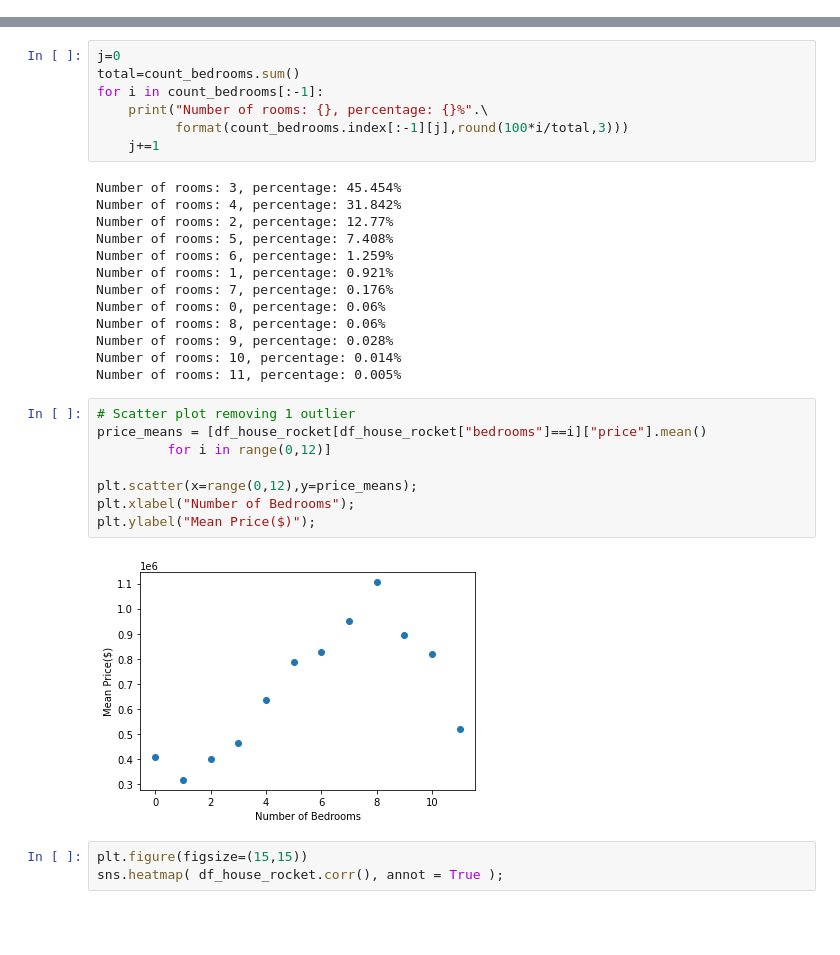
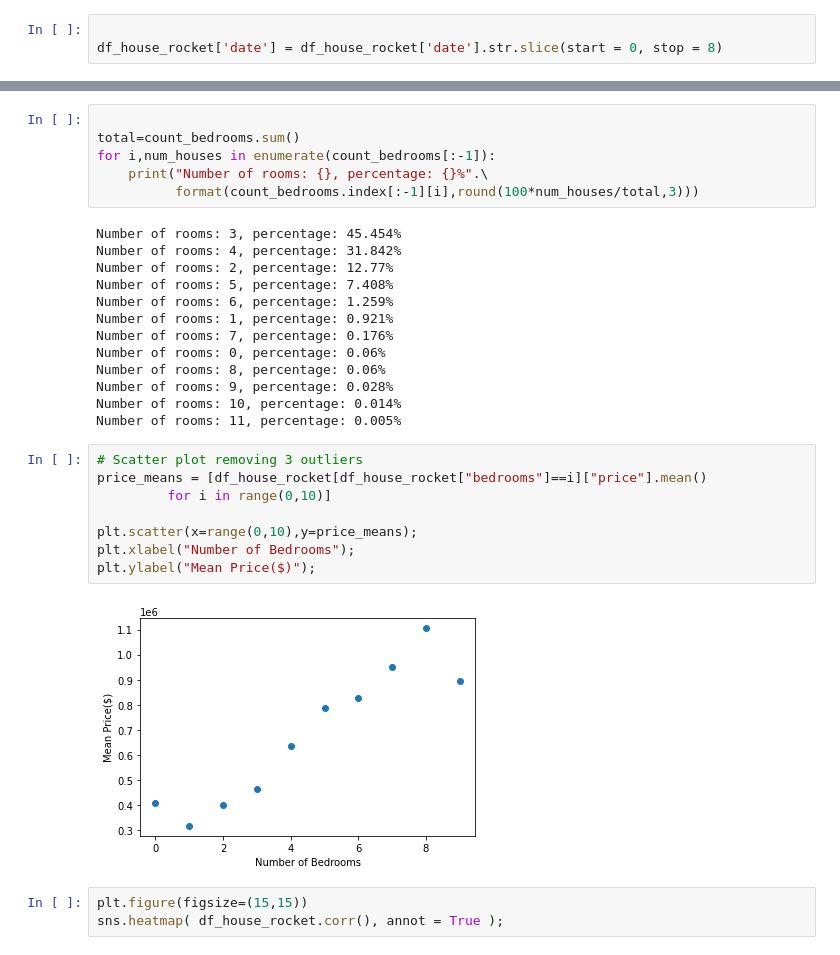
Before and after one commit to fbacellar/House_Rocket_House_Prices_Regression, a Jupyter notebook: notebook/house_rocket.ipynb, the cells around one changed output, grey strips where cells are left out. Drawn from its saved outputs; the diff is of its cells as text; blank space fills up the shorter version.

```diff
--- a/notebook/house_rocket.ipynb
+++ b/notebook/house_rocket.ipynb
@@ -64,5 +64,8 @@ Data columns (total 20 columns):
  19  sqft_lot15     21613 non-null  int64
 dtypes: float64(5), int64(14), object(1)
 memory usage: 3.5+ MB
+# %%
+
+df_house_rocket['date'] = df_house_rocket['date'].str.slice(start = 0, stop = 8)
 # %% [markdown]
 There are no <b><i>na</i></b> or <b><i>null</i></b> values in this data set, however the column "date" needs a treatment.
@@ -198,10 +199,9 @@ plt.show()
 # %%
-j=0
+
 total=count_bedrooms.sum()
-for i in count_bedrooms[:-1]:
+for i,num_houses in enumerate(count_bedrooms[:-1]):
     print("Number of rooms: {}, percentage: {}%".\
-          format(count_bedrooms.index[:-1][j],round(100*i/total,3)))
-    j+=1
+          format(count_bedrooms.index[:-1][i],round(100*num_houses/total,3)))
 # %% [output]
 Number of rooms: 3, percentage: 45.454%
 Number of rooms: 4, percentage: 31.842%
@@ -216,15 +216,15 @@ Number of rooms: 9, percentage: 0.028%
 Number of rooms: 10, percentage: 0.014%
 Number of rooms: 11, percentage: 0.005%
 # %%
-# Scatter plot removing 1 outlier
+# Scatter plot removing 3 outliers
 price_means = [df_house_rocket[df_house_rocket["bedrooms"]==i]["price"].mean()
-         for i in range(0,12)]
+         for i in range(0,10)]
 
-plt.scatter(x=range(0,12),y=price_means);
+plt.scatter(x=range(0,10),y=price_means);
 plt.xlabel("Number of Bedrooms");
 plt.ylabel("Mean Price($)");
 # %% [output]
-[figure, old version]
+[figure, new version]
 # %%
 plt.figure(figsize=(15,15))
 sns.heatmap( df_house_rocket.corr(), annot = True );
```
Also changed, not shown: parts of 17 cells of this notebook, 1 other file.
